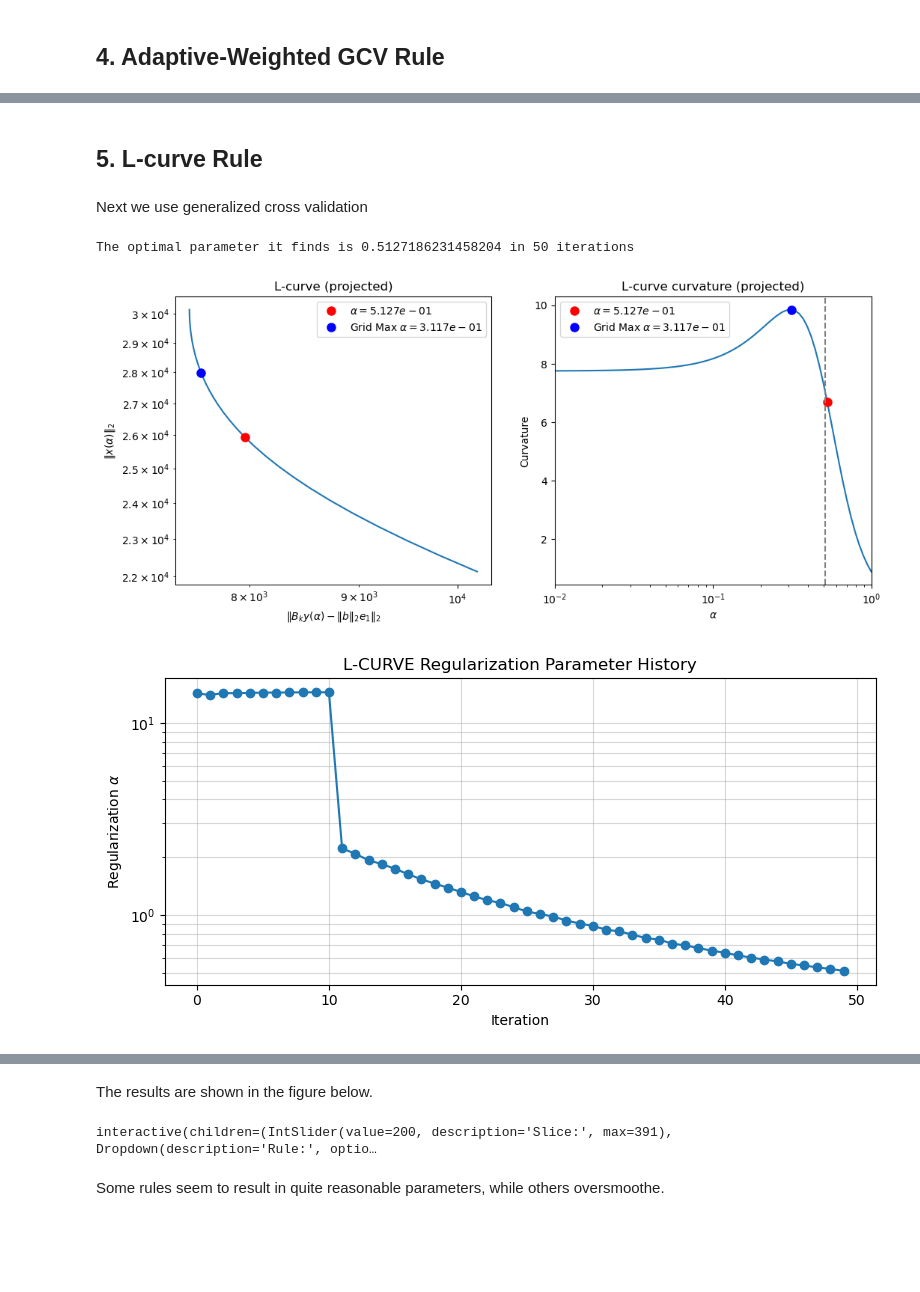
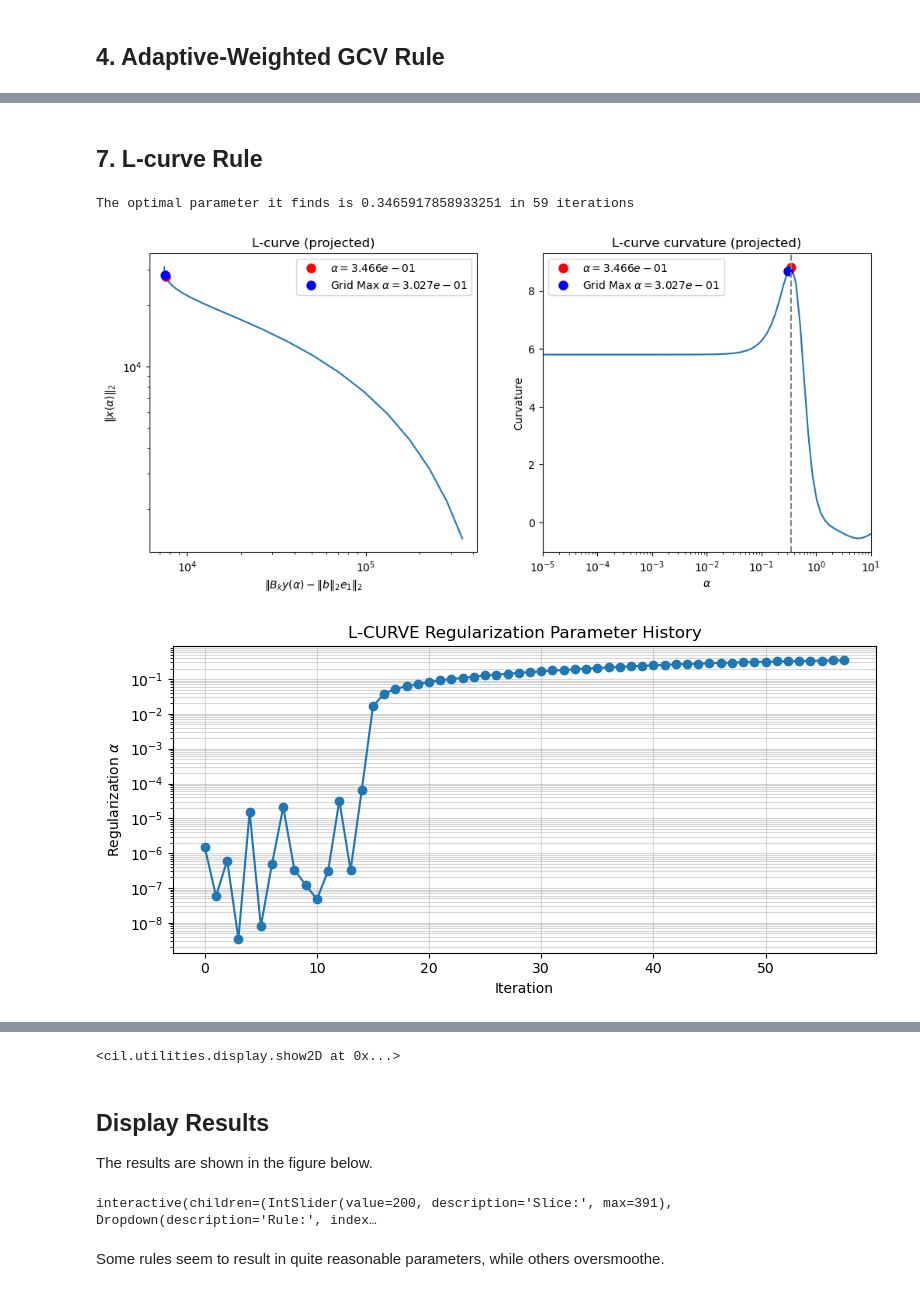
Before and after one commit to bryceshirley/CIL, a Jupyter notebook: docs/source/demos/hybrid_walnut.ipynb, the cells around one changed output, grey strips where cells are left out. Saved outputs shown, nothing was run; the diff lists cells and outputs as text; code cells hidden in the pictures; blank space fills up the shorter version.

```diff
--- a/docs/source/demos/hybrid_walnut.ipynb
+++ b/docs/source/demos/hybrid_walnut.ipynb
@@ -277,11 +284,9 @@ initial = A.domain_geometry().allocate(0)
 # %% [markdown]
 ## 1. Discrepency Rule
 # %%
-# Let's say 10% noise
-noiselevel = 0.15 * data.norm()
 discrep_rule = UpdateRegDiscrep(data_size=data.size,
                                 domain_size=initial.size,
-                                tol=alpha_tol,
+                                tol=1e-2,
                                 noise_level_estimate=noiselevel)
 
 hybridlsqrD = HybridGLSQR(operator=A, data=data, initial=initial,
@@ -364,0 +404,10 @@ The optimal parameter it finds is 0.6991644803727621 in 12 iterations
+# %%
+reginska_rule = UpdateRegReginska(data_size=data.size,
+                                domain_size=initial.size,
+                                tol=0.1,
+                                mu=1.0)
+
+hybridlsqrreginska = HybridGLSQR(operator=A, data=data, initial=initial,
+                            maxoutit=maxit,
+                         reg_norm_type='L2', hybrid_reg_rule=reginska_rule)
+hybridlsqrreginska.run(maxit, verbose=True)
@@ -364,0 +433,10 @@ The optimal parameter it finds is 0.6991644803727621 in 12 iterations
+# %%
+upre_rule = UpdateRegUPRE(data_size=data.size,
+                                domain_size=initial.size,
+                                tol=alpha_tol,
+                                noise_variance=noisevariance)
+
+hybridlsqrupre = HybridGLSQR(operator=A, data=data, initial=initial,
+                            maxoutit=maxit,
+                         reg_norm_type='L2', hybrid_reg_rule=upre_rule)
+hybridlsqrupre.run(maxit, verbose=True)
@@ -365,13 +460,9 @@ The optimal parameter it finds is 0.6991644803727621 in 12 iterations
 # %% [markdown]
-## 5. L-curve Rule
+## 7. L-curve Rule
-# %% [markdown]
-Next we use generalized cross validation
 # %%
-alpha_tol = 1e-4
-maxit = 50
 lcurve_rule = UpdateRegLcurve(data_size=data.size,
                                 domain_size=initial.size,
-                                tol=alpha_tol)
+                                tol=1e-2)
 
 hybridlsqrlcurve = HybridGLSQR(operator=A, data=data, initial=initial,
                             maxoutit=maxit,
@@ -380,9 +471,15 @@ hybridlsqrlcurve.run(maxit, verbose=True)
 # %%
 print("The optimal parameter it finds is", hybridlsqrlcurve.regalpha, "in", hybridlsqrlcurve.iteration, "iterations")
 
-hybridlsqrlcurve.reg_rule.plot_function(regalpha_limits=(1e-2, 1))
+hybridlsqrlcurve.reg_rule.plot_function(regalpha_limits=(1e-5, 1e1))
 hybridlsqrlcurve.reg_rule.plot_history()
+
+show2D(hybridlsqrlcurve.solution,
+        title=f"L-curve \n Optimal alpha: {hybridlsqrlcurve.regalpha:.2e}",
+        slice_list={'vertical':200},
+        cmap="inferno",
+         fix_range=(0, 0.05))
 # %% [output]
-The optimal parameter it finds is 0.5127186231458204 in 50 iterations
+The optimal parameter it finds is 0.3465917858933251 in 59 iterations
-[figure, old version]
+[figure, new version]
-[figure, old version]
+[figure, new version]
@@ -388,0 +487 @@ The optimal parameter it finds is 0.5127186231458204 in 50 iterations
+<cil.utilities.display.show2D at 0x...>
@@ -404,16 +488,14 @@ lsqrlcurve.run(hybridlsqrlcurve.iteration, verbose=True)
 # %% [markdown]
+## Display Results
 The results are shown in the figure below.
 # %%
 from ipywidgets import interact, IntSlider, Dropdown
 import matplotlib.pyplot as plt
 # Define the list of solutions and titles once
-solutions = [
-    lsqrd.solution,
-    lsqrgcv.solution,
-    lsqrwgcv.solution,
-    lsqrawgcv.solution,
-    lsqrlcurve.solution
-]
+
+solutions = [hybridlsqrD.solution, hybridlsqrgcv.solution, hybridlsqrwgcv.solution, hybridlsqrawgcv.solution,
+             hybridlsqrlcurve.solution, hybridlsqrreginska.solution, hybridlsqrupre.solution]
+
 
 titles = [
     f'Discrep alpha = {hybridlsqrD.regalpha:.2e}',
@@ -421,6 +503,8 @@ titles = [
     f'WGCV alpha = {hybridlsqrwgcv.regalpha:.2e}',
     f'AWGCV alpha = {hybridlsqrawgcv.regalpha:.2e}',
     f'LCURVE alpha = {hybridlsqrlcurve.regalpha:.2e}',
+    f'REGINSKA alpha = {hybridlsqrreginska.regalpha:.2e}',
+    f'UPRE alpha = {hybridlsqrupre.regalpha:.2e}'
 ]
 
 # Mapping for the dropdown
@@ -430,7 +514,9 @@ rule_options = {
     'GCV': 1,
     'WGCV': 2,
     'AWGCV': 3,
-    'L-Curve': 4
+    'L-Curve': 4,
+    'Reginska': 5,
+    'UPRE': 6
 }
 
 def update_display(vslice, rule_name,norm_name='L2'):
@@ -441,7 +527,7 @@ def update_display(vslice, rule_name,norm_name='L2'):
         # Show all
         current_solutions = solutions
         current_titles = titles
-        cols = 3
+        cols = 4
     else:
         # Show only the selected one
         current_solutions = [solutions[idx]]
@@ -475,10 +561,10 @@ max_vslice = solutions[0].shape[0] - 1
 interact(
     update_display,
     vslice=IntSlider(min=0, max=max_vslice, step=1, value=200, description='Slice:'),
-    rule_name=Dropdown(options=list(rule_options.keys()), value='All Rules', description='Rule:')
+    rule_name=Dropdown(options=list(rule_options.keys()), value='Reginska', description='Rule:')
 );
 # %% [output]
-interactive(children=(IntSlider(value=200, description='Slice:', max=391), Dropdown(description='Rule:', optio…
+interactive(children=(IntSlider(value=200, description='Slice:', max=391), Dropdown(description='Rule:', index…
 # %% [markdown]
 Some rules seem to result in quite reasonable parameters, while others oversmoothe.
 # %% [markdown]
```
Also changed, not shown: parts of 13 cells of this notebook, 5 other files.
